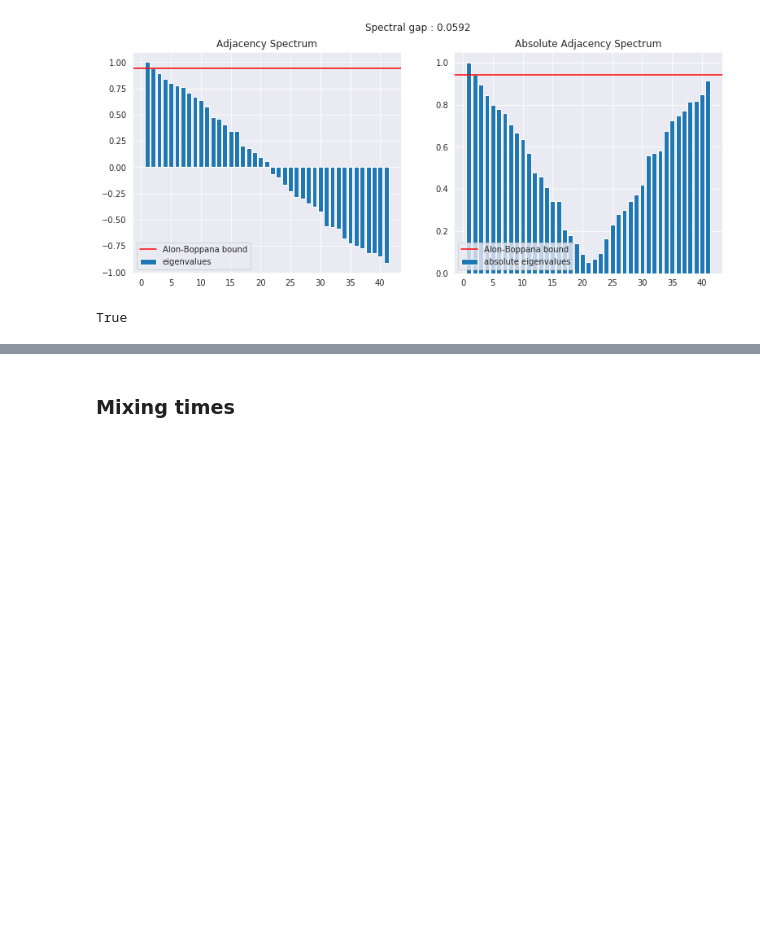
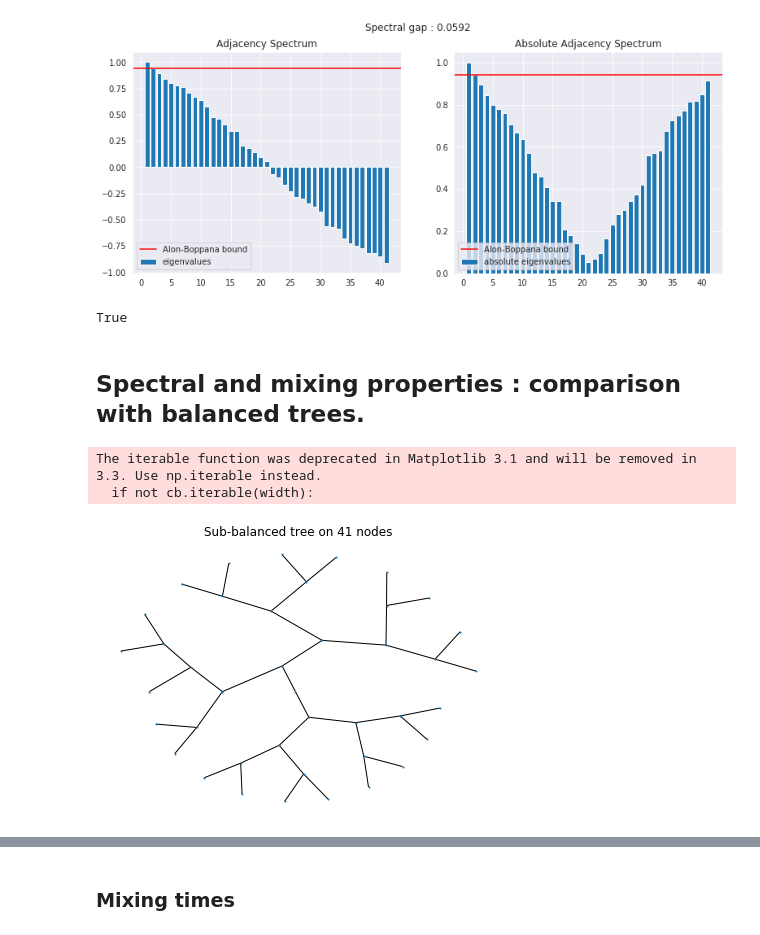
Before and after one commit to sauxpa/expander_graphs, a Jupyter notebook: lps3.ipynb, the cells around one changed output, grey strips where cells are left out. Drawn from its saved outputs; the diff is of its cells as text; code cells hidden in the pictures; blank space fills up the shorter version.

```diff
--- a/lps3.ipynb
+++ b/lps3.ipynb
@@ -62,3 +62,27 @@ with sns.axes_style("darkgrid"):
 builder.is_ramanujan
 # %% [output]
 True
+# %% [markdown]
+## Spectral and mixing properties : comparison with balanced trees.
+# %%
+d = 3
+h = int(np.floor(np.log(n*(d-2) + 1)/np.log(d-1))) - 1
+# Consider one extra height level in the tree...
+G_tree = nx.balanced_tree(d-1, h+1)
+# ... and remove the additional nodes to have the same number of nodes as G
+G_tree = G_tree.subgraph(list(G_tree.nodes)[:n])
+
+# save layout
+pos = nx.drawing.nx_agraph.graphviz_layout(G_tree, prog='twopi', args='')
+
+fig, ax = plt.subplots(figsize=(7, 5), nrows=1, ncols=1)
+
+nx.draw_networkx(G_tree, pos=pos, ax=ax, with_labels=False, node_size=1)
+ax.set_title('Sub-balanced tree on {} nodes'.format(G.number_of_nodes()))
+ax.axis('off')
+
+plt.show()
+# %% [output]
+The iterable function was deprecated in Matplotlib 3.1 and will be removed in 3.3. Use np.iterable instead.
+  if not cb.iterable(width):
+[figure, added]
```
Also changed, not shown: parts of 11 cells of this notebook, 2 other files.
